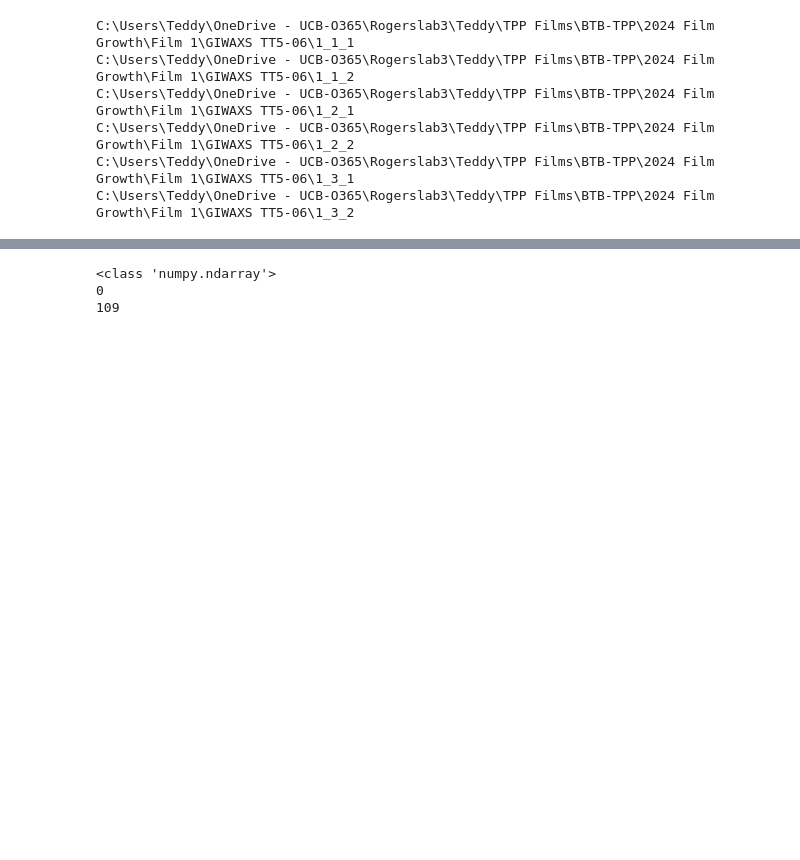
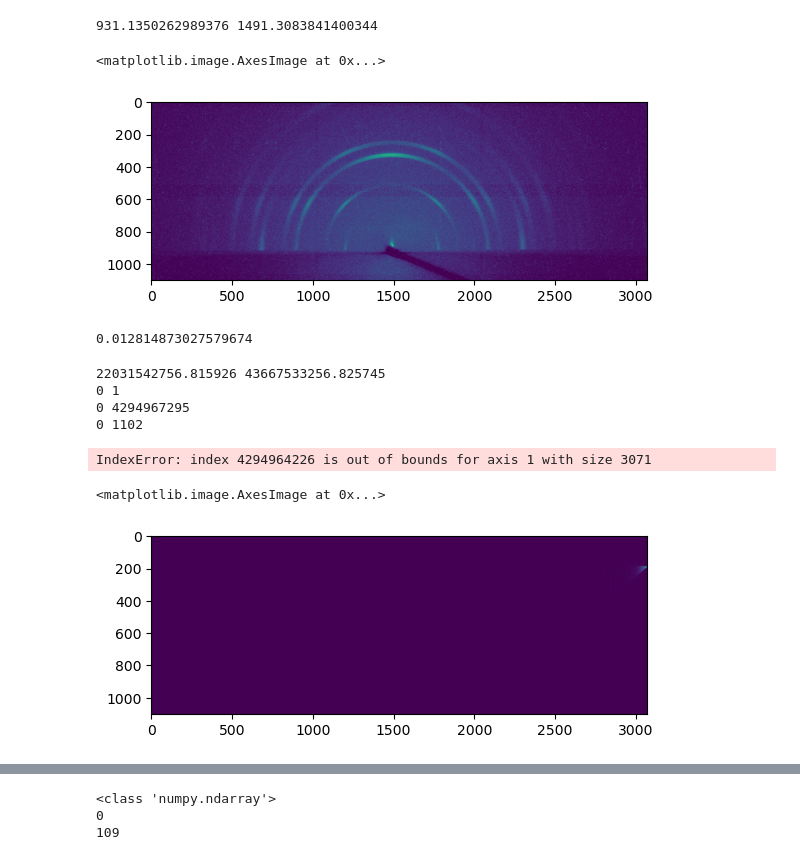
Before and after one commit to ttortorici/GIWAXS, a Jupyter notebook: transform.ipynb, the cells around one changed output, grey strips where cells are left out. Cells and saved outputs as stored; diff of their text form; code cells hidden in the pictures; blank space fills up the shorter version.

```diff
--- a/transform.ipynb
+++ b/transform.ipynb
@@ -22,16 +77,32 @@ from PIL import Image
 # %%
 # directory = Path("D:\\OneDrive - UCB-O365\\Rogerslab3\\Teddy\\TPP Films\\BTB-TPP\\2024 Film Growth\\Film 1\\GIWAXS TT5-06")
 directory = Path("C:\\Users\\Teddy\\OneDrive - UCB-O365\\Rogerslab3\\Teddy\\TPP Films\\BTB-TPP\\2024 Film Growth\\Film 1\\GIWAXS TT5-06")
-stitch_cols = 3
-stitch_rows = 2
-for sc in range(1, stitch_cols + 1):
-    for sr in range(1, stitch_rows + 1):
-        file = directory / f"1_{sc}_{sr}"
-        print(file)
+filename = "GIWAXS-30min-BTBaTPP-teddy-20240130"
+data = fabio.open(directory / (filename + ".tif")).data
+data[np.where(data > (1 << 30))] = 0
+pg = load_poni(directory / "cal.poni")
+print(float(data.shape[0]) - pg.get_poni1() / pg.get_pixel1(), float(data.shape[1]) - pg.get_poni2()/ pg.get_pixel2())
+# q = q_per_pixel(pg, 0.2, data.shape)
+plt.imshow(np.log10(data + 1))
 # %% [output]
-C:\Users\Teddy\OneDrive - UCB-O365\Rogerslab3\Teddy\TPP Films\BTB-TPP\2024 Film Growth\Film 1\GIWAXS TT5-06\1_1_1
-C:\Users\Teddy\OneDrive - UCB-O365\Rogerslab3\Teddy\TPP Films\BTB-TPP\2024 Film Growth\Film 1\GIWAXS TT5-06\1_1_2
-C:\Users\Teddy\OneDrive - UCB-O365\Rogerslab3\Teddy\TPP Films\BTB-TPP\2024 Film Growth\Film 1\GIWAXS TT5-06\1_2_1
-C:\Users\Teddy\OneDrive - UCB-O365\Rogerslab3\Teddy\TPP Films\BTB-TPP\2024 Film Growth\Film 1\GIWAXS TT5-06\1_2_2
-C:\Users\Teddy\OneDrive - UCB-O365\Rogerslab3\Teddy\TPP Films\BTB-TPP\2024 Film Growth\Film 1\GIWAXS TT5-06\1_3_1
-C:\Users\Teddy\OneDrive - UCB-O365\Rogerslab3\Teddy\TPP Films\BTB-TPP\2024 Film Growth\Film 1\GIWAXS TT5-06\1_3_2
+931.1350262989376 1491.3083841400344
+<matplotlib.image.AxesImage at 0x...>
+[figure, added]
+# %%
+pg.get_shape()
+pg.poni1
+# %% [output]
+0.012814873027579674
+# %%
+data_transformed = rebin(data, q)
+# %% [output]
+22031542756.815926 43667533256.825745
+0 1
+0 4294967295
+0 1102
+IndexError: index 4294964226 is out of bounds for axis 1 with size 3071
+# %%
+plt.imshow(np.log10(data_transformed+1))
+# %% [output]
+<matplotlib.image.AxesImage at 0x...>
+[figure, added]
```
Also changed, not shown: parts of 15 cells of this notebook, 16 other files.
